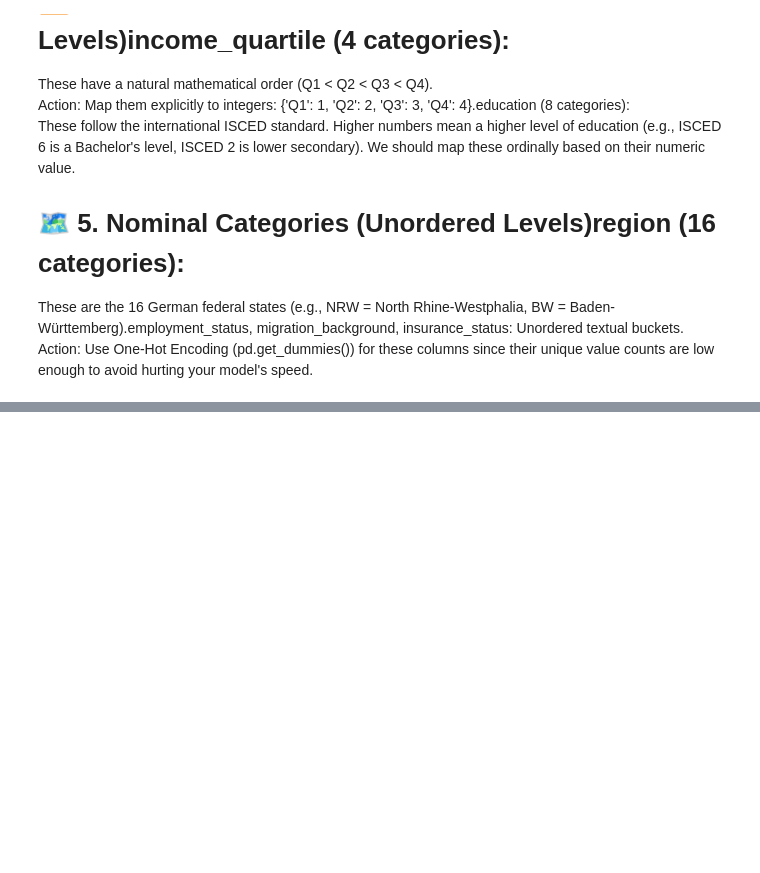
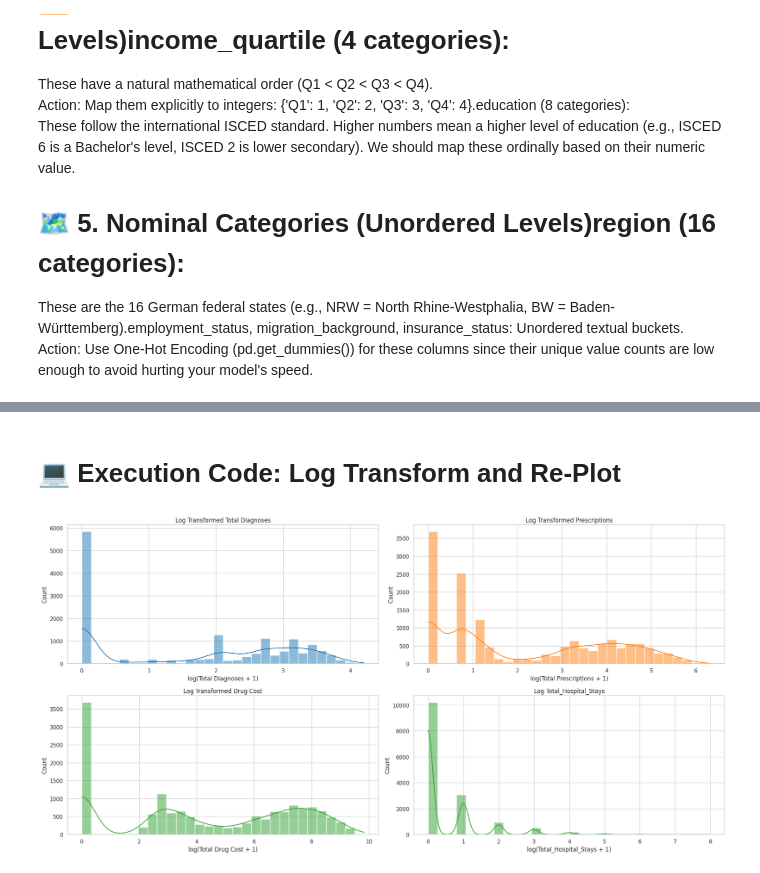
Before and after one commit to abhisakh/XGBOOST_Machine_Leraning_Predictor_Titanic, a Jupyter notebook: Synthetic_Data_Analyzer.ipynb, the cells around one changed output, grey strips where cells are left out. Saved outputs shown, nothing was run; the diff lists cells and outputs as text; code cells hidden in the pictures; blank space fills up the shorter version.

```diff
--- a/Synthetic_Data_Analyzer.ipynb
+++ b/Synthetic_Data_Analyzer.ipynb
@@ -154,0 +390,18 @@ Perfect for simple binary mapping to 0 and 1. <br> Action: Map 'M'/'urban' to 1
+# %%
+# Compute descriptive statistics and skewness to check the distribution numerically
+print("📝 --- NUMERICAL DISTRIBUTION ANALYSIS ---")
+for col in ['total_diagnoses', 'age', 'total_prescriptions', 'total_drug_cost', 'total_hospital_stays', 'estimated_income']:
+    skew_val = df_work[col].skew()
+    print(f"🔹 Column '{col}':")
+    print(f"   Mean: {df_work[col].mean():.2f}  |  Median: {df_work[col].median():.2f}")
+    print(f"   Min:  {df_work[col].min():.2f}   |  Max:    {df_work[col].max():.2f}")
+    print(f"   Skewness Score: {skew_val:.2f}")
+
+    # Interpretation of skewness
+    if skew_val > 1:
+        print("   ⚠️ Distribution Shape: Highly Right-Skewed (Long tail to the right)")
+    elif skew_val < -1:
+        print("   ⚠️ Distribution Shape: Highly Left-Skewed (Long tail to the left)")
+    else:
+        print("   ✅ Distribution Shape: Fairly Symmetrical / Normal")
+    print("-" * 50)
@@ -154,0 +446,38 @@ Perfect for simple binary mapping to 0 and 1. <br> Action: Map 'M'/'urban' to 1
+# %% [markdown]
+# 💻 Execution Code: Log Transform and Re-Plot
+# %%
+import numpy as np
+import matplotlib.pyplot as plt
+import seaborn as sns
+
+# Create a copy to test the transformations
+df_log = df_work.copy()
+
+# Apply log(x + 1) to highly skewed columns
+skewed_cols = ['total_diagnoses', 'total_prescriptions', 'total_drug_cost']
+for col in skewed_cols:
+    df_log[col] = np.log1p(df_log[col])
+
+# Re-plot the transformed distributions side-by-side
+fig, axes = plt.subplots(2, 2, figsize=(20, 10))
+
+sns.histplot(df_log['total_diagnoses'], kde=True, ax=axes[0,0], color='#1f77b4', bins=30)
+axes[0,0].set_title('Log Transformed Total Diagnoses')
+axes[0,0].set_xlabel('log(Total Diagnoses + 1)')
+
+sns.histplot(df_log['total_prescriptions'], kde=True, ax=axes[0,1], color='#ff7f0e', bins=30)
+axes[0,1].set_title('Log Transformed Prescriptions')
+axes[0,1].set_xlabel('log(Total Prescriptions + 1)')
+
+sns.histplot(df_log['total_drug_cost'], kde=True, ax=axes[1,0], color='#2ca02c', bins=30)
+axes[1,0].set_title('Log Transformed Drug Cost')
+axes[1,0].set_xlabel('log(Total Drug Cost + 1)')
+
+sns.histplot(df_log['total_hospital_stays'], kde=True, ax=axes[1,1], color='#2ca02c', bins=30)
+axes[1,1].set_title('Log Total_Hospital_Stays')
+axes[1,1].set_xlabel('log(Total_Hospital_Stays + 1)')
+
+plt.tight_layout()
+plt.show()
+# %% [output]
+[figure, added]
```
Also changed, not shown: parts of 21 cells of this notebook.
